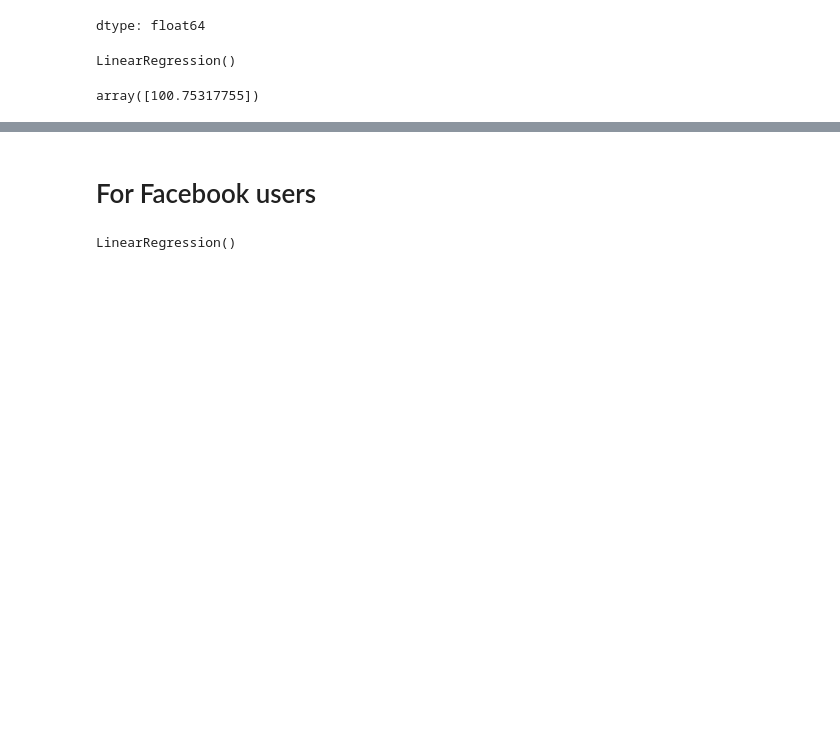
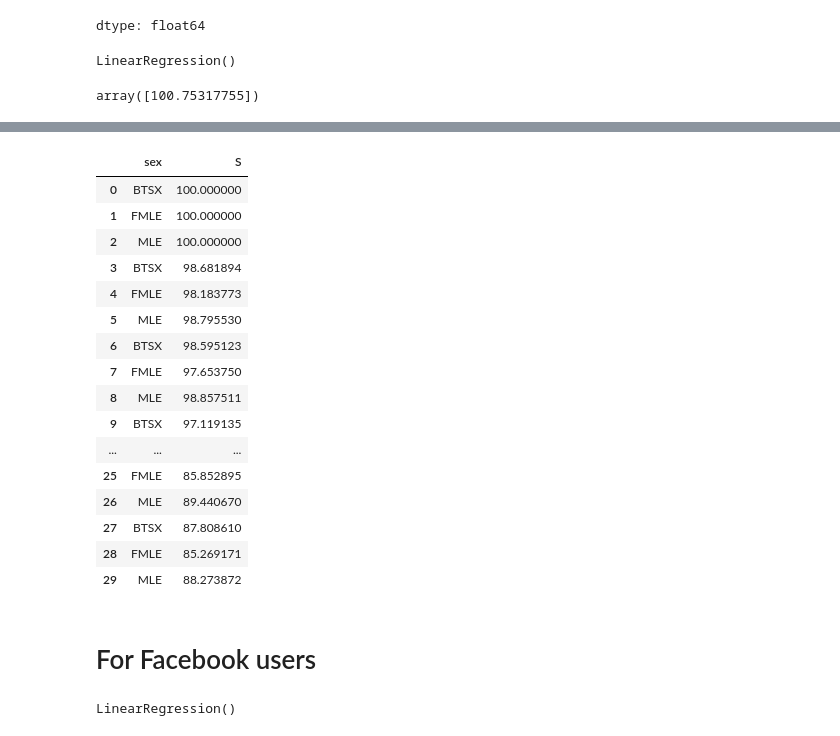
Before and after one commit to GabiHan/ML-Suicide-Analysis, a Jupyter notebook: SuicideData.ipynb, the cells around one changed output, grey strips where cells are left out. Drawn from its saved outputs; the diff is of its cells as text; code cells hidden in the pictures; blank space fills up the shorter version.

```diff
--- a/SuicideData.ipynb
+++ b/SuicideData.ipynb
@@ -392,3 +426,24 @@ array([100.75317755])
+# %%
+X = df[['sex', 'S']]
+X
+# %% [output]
+|  | sex | S |
+| 0 | BTSX | 100.000000 |
+| 1 | FMLE | 100.000000 |
+| 2 | MLE | 100.000000 |
+| 3 | BTSX | 98.681894 |
+| 4 | FMLE | 98.183773 |
+| 5 | MLE | 98.795530 |
+| 6 | BTSX | 98.595123 |
+| 7 | FMLE | 97.653750 |
+| 8 | MLE | 98.857511 |
+| 9 | BTSX | 97.119135 |
+| ... | ... | ... |
+| 25 | FMLE | 85.852895 |
+| 26 | MLE | 89.440670 |
+| 27 | BTSX | 87.808610 |
+| 28 | FMLE | 85.269171 |
+| 29 | MLE | 88.273872 |
 # %% [markdown]
 
 # For Facebook users
```
Also changed, not shown: parts of 5 cells of this notebook.
